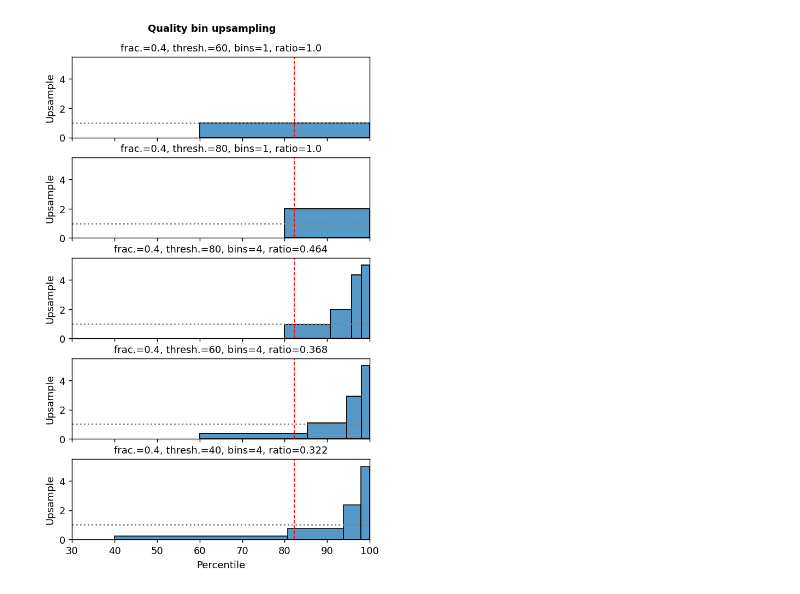
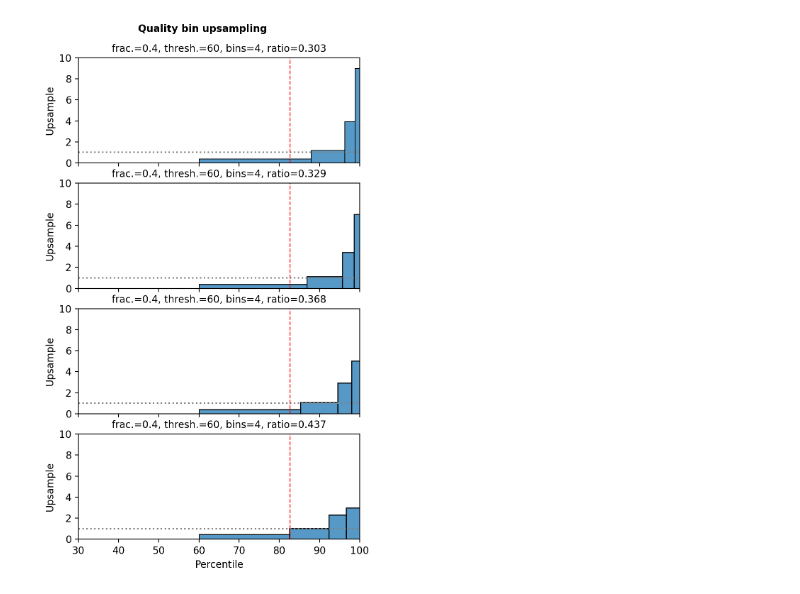
Before and after one commit to allenai/dolma, a Jupyter notebook: scripts/plot_quality_buckets.ipynb, the cells around one changed output. Saved outputs shown, nothing was run; the diff lists cells and outputs as text; code cells hidden in the pictures.

```diff
--- a/scripts/plot_quality_buckets.ipynb
+++ b/scripts/plot_quality_buckets.ipynb
@@ -39,7 +39,7 @@ def calculate_upsamples(percentiles, sampling_fraction):
     return bin_upsamples
 
 def plot_upsampling_distribution(params):
-    plt.figure(figsize=(5, 8), dpi=130)
+    plt.figure(figsize=(5, 8), dpi=200)
     for i, param in enumerate(params):
         sampling_fraction, threshold, num_bins, ratio = param
         """Plot the upsampling distribution."""
@@ -54,39 +54,39 @@ def plot_upsampling_distribution(params):
         sns.histplot(x=(percentages[:-1] + percentages[1:]) / 2, weights=bin_upsamples, bins=percentages.tolist(), stat="count")
         # add a line at 1
         plt.axhline(y=1, color='grey', linestyle=':')
-        plt.axvline(x=82.2, color='red', linestyle='--', linewidth=1)
+        plt.axvline(x=82.6, color='red', linestyle='--', linewidth=1)
         if i == len(params) - 1:
             plt.xlabel("Percentile", fontsize=10)
         else:
             plt.xlabel("")
             # show ticks but no labels
             plt.tick_params(labelbottom=False)
         plt.ylabel("Upsample", fontsize=10)
         plt.title(f"frac.={sampling_fraction}, thresh.={threshold}, bins={num_bins}, ratio={ratio}", fontsize=10)
-        plt.ylim(0, 5.5)
+        plt.ylim(0, 10)
         plt.xlim(30, 100)
     plt.suptitle("Quality bin upsampling", fontsize=10, fontweight="bold")
     plt.tight_layout(h_pad=0.05)
     plt.show()
 
 
 
 def parse_config_filename(filename):
     """Parse config filename to extract f-t-r-b values."""
     parts = filename.split('-')
     f = float(parts[-4].split('f')[1])
     t = int(parts[-3].split('t')[1])
     b = int(parts[-2].split('b')[1])
     r = float(parts[-1].split('r')[1])
     return f, t, b, r
 
 params = []
-for p in Path("../configs").glob("aw_mix*_f0.4*t*b*r*.yaml"):
+for p in sorted(Path("../configs").glob("aw_mix*_f0.4*t60*b*r0*.yaml")):
     f, t, b, r = parse_config_filename(p.stem)
     params.append((f, t, b, r))
 
 plot_upsampling_distribution(
     params
 )
 # %% [output]
-[figure, old version]
+[figure, new version]
```
Also changed, not shown: 21 other files.
